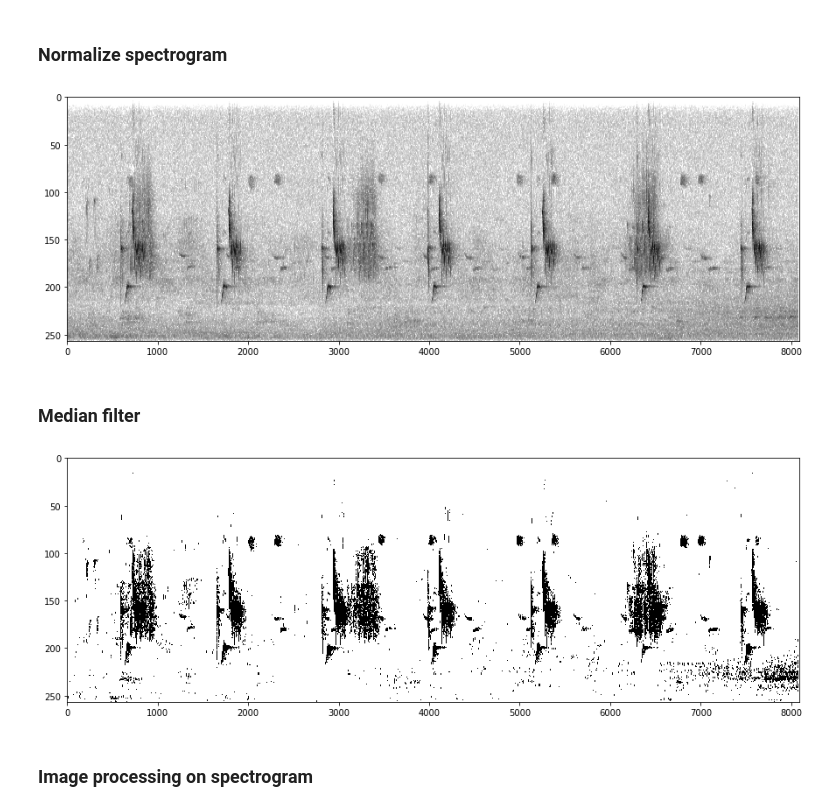
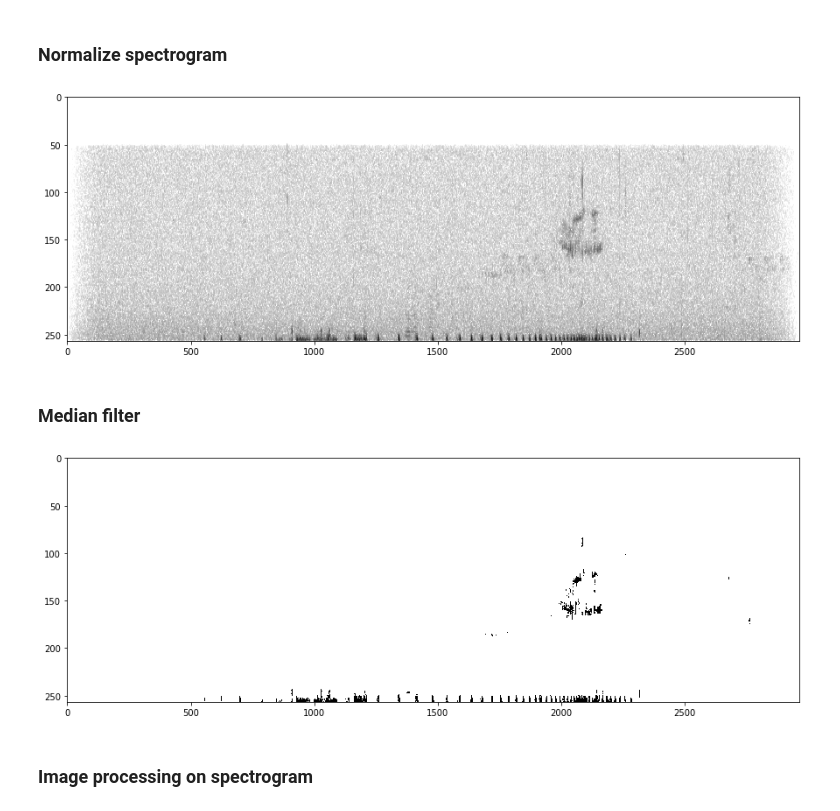
Before and after one commit to rhine3/squiggle-detector, a Jupyter notebook: debug-notebook.ipynb, the cells around one changed output. Cells and saved outputs as stored; diff of their text form; code cells hidden in the pictures.

```diff
--- a/debug-notebook.ipynb
+++ b/debug-notebook.ipynb
@@ -101,7 +102,10 @@ def make_spect(samples, samples_per_seg, overlap_percent, sample_rate=22050):
 
     return frequencies, times, spectrogram
 # %%
-filename = 'test_sounds/444954.mp3'
+#filename = '/Volumes/seagate3/xeno-canto/20181207/meleagris-gallopavo/mp3s/288906.mp3'
+species_dir = 'bonasa-umbellus'
+num = '77993'
+filename = f'/Volumes/seagate3/xeno-canto/20181207/{species_dir}/mp3s/{num}.mp3'
 samples_per_seg = 512
 overlap_percent = 0.75
 sample_rate = 22050.0
@@ -180,7 +183,7 @@ def normalize_spect(spectrogram):
 normalized_spect = normalize_spect(spect)
 plotter(power_to_db(normalized_spect))
 # %% [output]
-[figure, old version]
+[figure, new version]
 # %% [markdown]
 ### Median filter
 # %%
@@ -203,11 +206,12 @@ def binarize_by_median(spectrogram, multiplier=9.0):
 
     return np.logical_and(row_median_filtered, column_median_filtered)
 # %%
-median_binarize_multiplier = 9.0
+median_binarize_multiplier = 50.0
+#median_binarize_multiplier = 9.0
 binary_spect = binarize_by_median(normalized_spect, multiplier = median_binarize_multiplier)
 plotter(binary_spect)
 # %% [output]
-[figure, old version]
+[figure, new version]
 # %% [markdown]
 ### Image processing on spectrogram
 # %%
```
Also changed, not shown: parts of 23 cells of this notebook.
